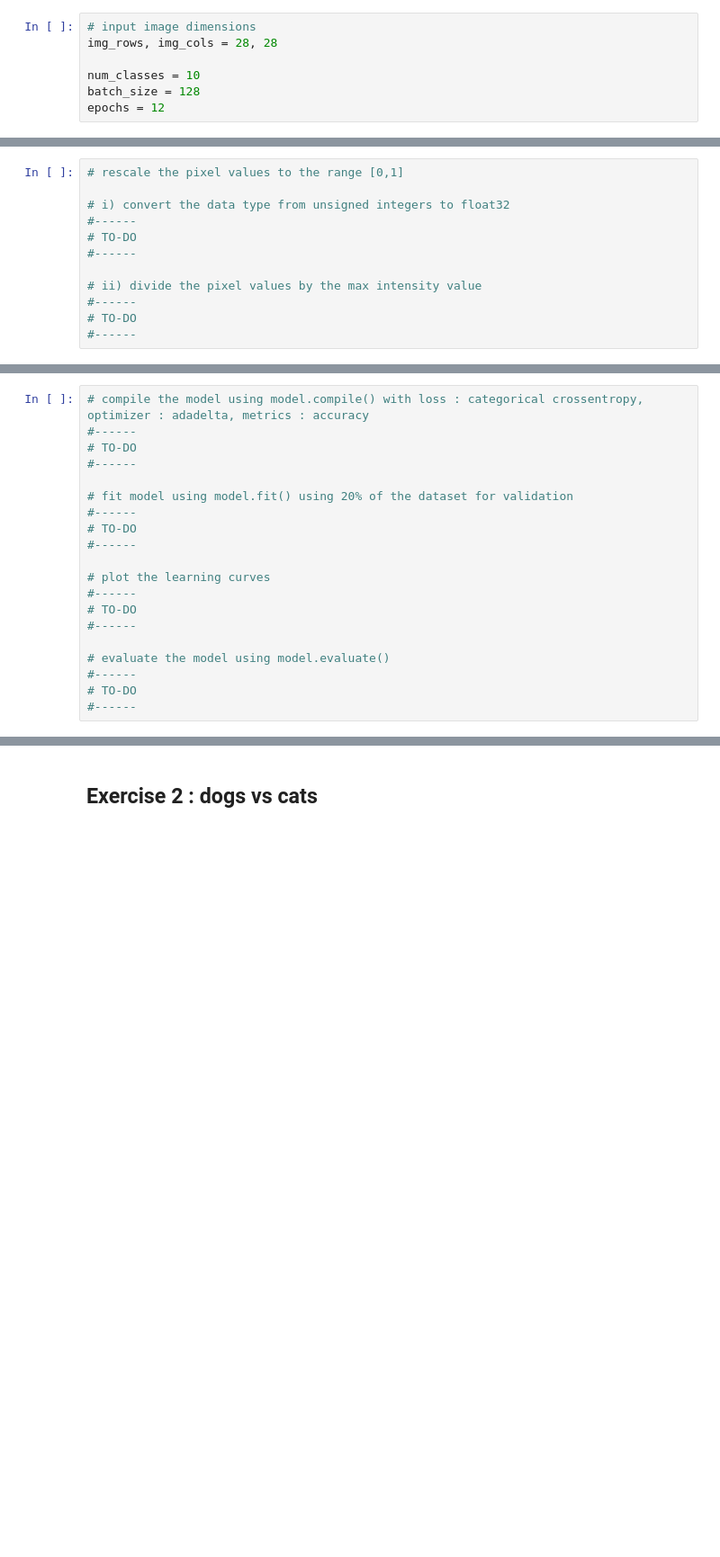
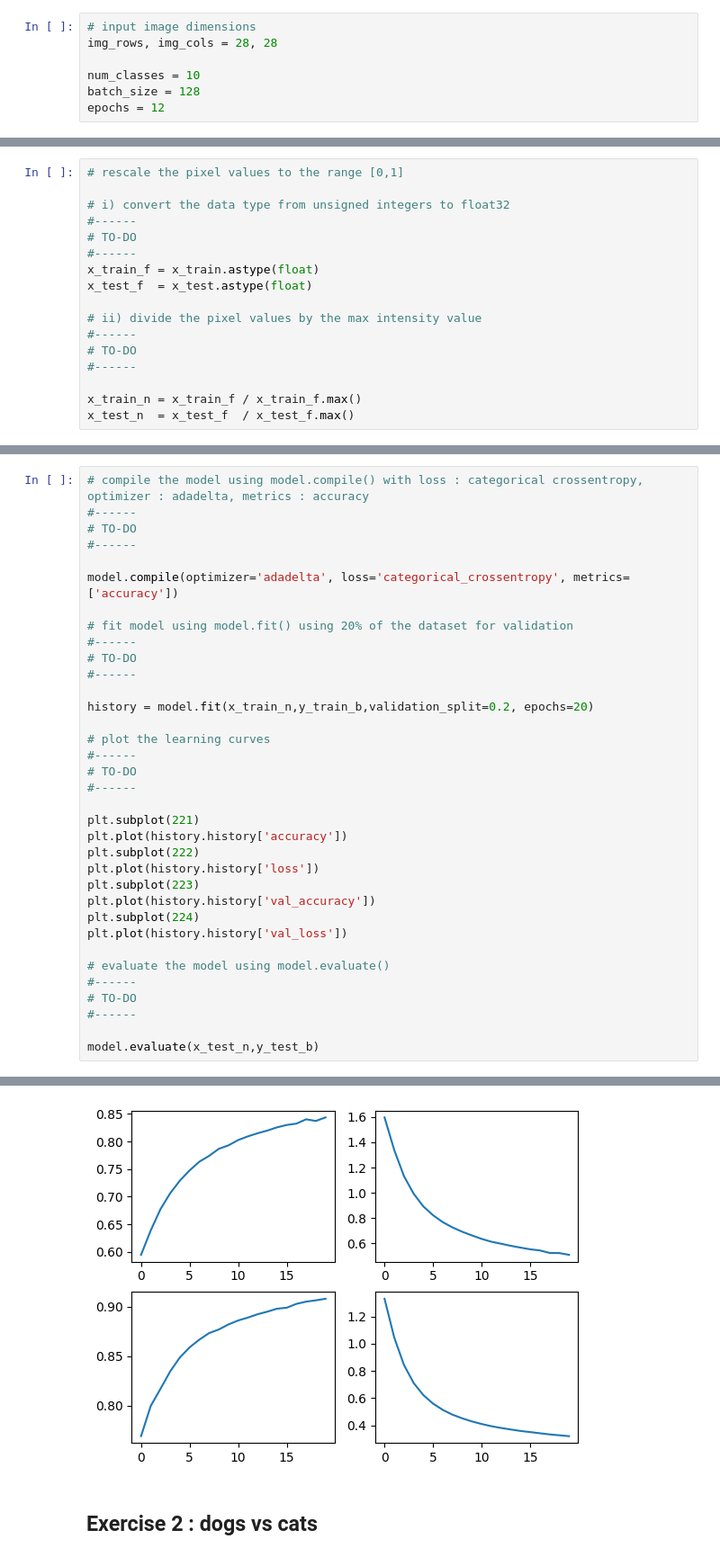
Before and after one commit to AquaBxSchool/2024-2025-ESIR-AA, a Jupyter notebook: TP Introduction/TP5-6_mnist_conv.ipynb, the cells around one changed output, grey strips where cells are left out. Shown: that part at 90% size. Drawn from its saved outputs; the diff is of its cells as text; blank space fills up the shorter version.

```diff
--- a/TP Introduction/TP5-6_mnist_conv.ipynb
+++ b/TP Introduction/TP5-6_mnist_conv.ipynb
@@ -43,11 +61,16 @@ NameError: name 'x_train' is not defined
 #------
 # TO-DO
 #------
+x_train_f = x_train.astype(float)
+x_test_f  = x_test.astype(float)
 
 # ii) divide the pixel values by the max intensity value
 #------
 # TO-DO
 #------
+
+x_train_n = x_train_f / x_train_f.max()
+x_test_n  = x_test_f  / x_test_f.max()
 # %%
 # convert class vectors to binary class matrices using keras.utils.to_categorical
 #------
@@ -79,17 +138,33 @@ model.summary()
 # TO-DO
 #------
 
+model.compile(optimizer='adadelta', loss='categorical_crossentropy', metrics=['accuracy'])
+
 # fit model using model.fit() using 20% of the dataset for validation
 #------
 # TO-DO
 #------
+
+history = model.fit(x_train_n,y_train_b,validation_split=0.2, epochs=20)
 
 # plot the learning curves
 #------
 # TO-DO
 #------
 
+plt.subplot(221)
+plt.plot(history.history['accuracy'])
+plt.subplot(222)
+plt.plot(history.history['loss'])
+plt.subplot(223)
+plt.plot(history.history['val_accuracy'])
+plt.subplot(224)
+plt.plot(history.history['val_loss'])
+
 # evaluate the model using model.evaluate()
 #------
 # TO-DO
 #------
+
+model.evaluate(x_test_n,y_test_b)
+# %% [output]
@@ -96,3 +189,4 @@ model.summary()
+[figure, added]
 # %% [markdown]
 ## Exercise 2 : dogs vs cats
 # %%
```
Also changed, not shown: parts of 16 cells of this notebook, 1 other file.
